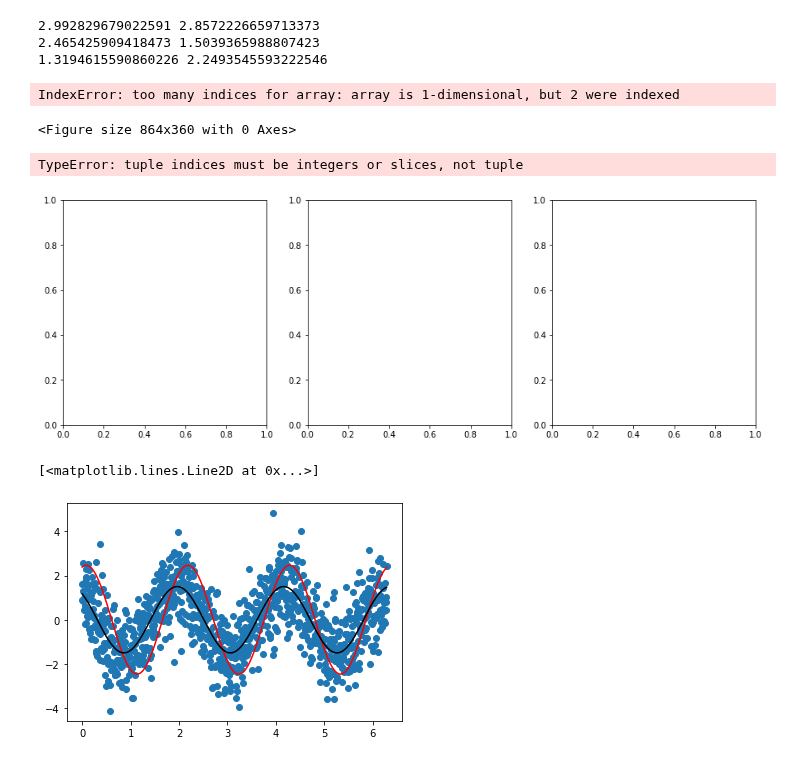
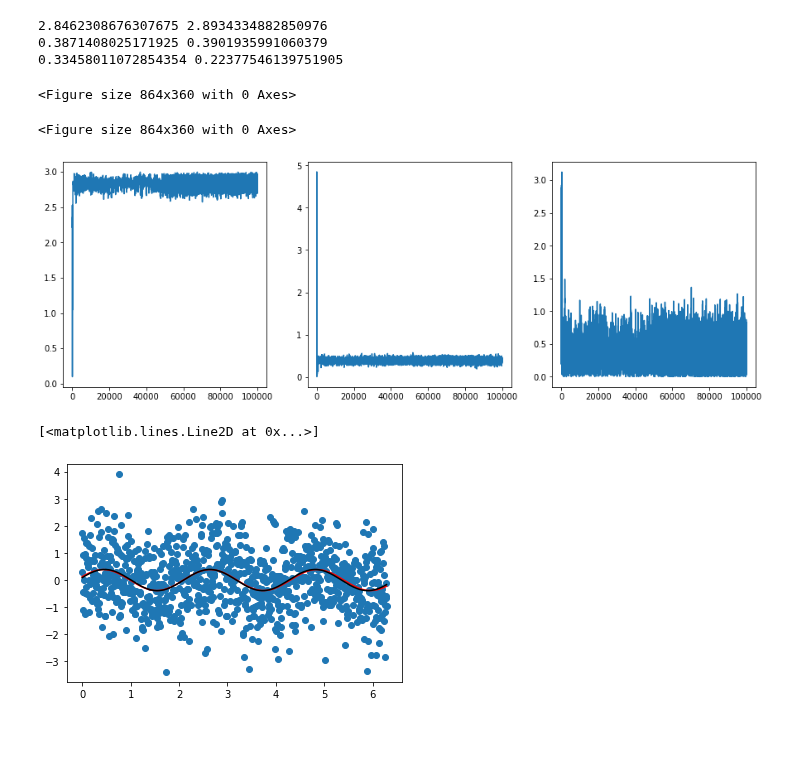
Before and after one commit to AaronDJohnson/impulse_mcmc, a Jupyter notebook: examples/test.ipynb, the cells around one changed output. Drawn from its saved outputs; the diff is of its cells as text; code cells hidden in the pictures; blank space fills up the shorter version.

```diff
--- a/examples/test.ipynb
+++ b/examples/test.ipynb
@@ -24,9 +24,9 @@ prior = LnPrior([0, 0, 0], [3, 5, np.pi])
 x0 = prior.initial_sample()
 ndim = len(x0)
 # %%
-ntemps = 4
-ncores = 4
-sampler = Sampler(ndim, like, prior, ntemps=ntemps, ncores=ncores, adapt=True, tinf=True)
+ntemps = 1
+ncores = 1
+sampler = Sampler(ndim, like, prior, ntemps=ntemps, ncores=ncores, adapt=False, tinf=False)
 # sampler = PTSampler(ndim, like, prior)
 # %%
 x0 = np.vstack([prior.initial_sample() for i in range(ntemps)])
@@ -37,2 +33,0 @@ chain = sampler.sample(x0, num_samples=100_000, ret_chain=True)
-# %%
-chain = chain[0]
@@ -51,9 +41,9 @@ print(omega, omega_real)
 print(a, a_real)
 print(phi, phi_real)
 # %% [output]
-2.992829679022591 2.8572226659713373
-2.465425909418473 1.5039365988807423
-1.3194615590860226 2.2493545593222546
+2.8462308676307675 2.8934334882850976
+0.3871408025171925 0.3901935991060379
+0.33458011072854354 0.22377546139751905
 # %%
 with open('./chains/temp_data/temps.txt', 'r') as f:
     temps = np.loadtxt(f)
@@ -73,23 +63,22 @@ for ii in range(ntemps - 1):
     # plt.plot(accept[:, ii])
 plt.show()
 # %% [output]
-IndexError: too many indices for array: array is 1-dimensional, but 2 were indexed
+<Figure size 864x360 with 0 Axes>
 <Figure size 864x360 with 0 Axes>
 # %%
 for ii in range(ntemps):
     fig, ax = plt.subplots(1, 3, figsize=(15, 5))
-    ax[0].plot(chain[:, 0, ii])
-    ax[1].plot(chain[:, 1, ii])
-    ax[2].plot(chain[:, 2, ii])
+    ax[0].plot(chain[ii, :, 0])
+    ax[1].plot(chain[ii, :, 1])
+    ax[2].plot(chain[ii, :, 2])
     plt.show()
 # %% [output]
-TypeError: tuple indices must be integers or slices, not tuple
-[figure, old version]
+[figure, new version]
 # %%
 plt.scatter(x, data)
 plt.plot(x, a * np.sin(omega * x + phi), color='red')
 plt.plot(x, a_real * np.sin(omega_real * x + phi_real), color='black')
 # %% [output]
 [<matplotlib.lines.Line2D at 0x...>]
-[figure, old version]
+[figure, new version]
 # %%
```
Also changed, not shown: parts of 10 cells of this notebook, 2 other files.
